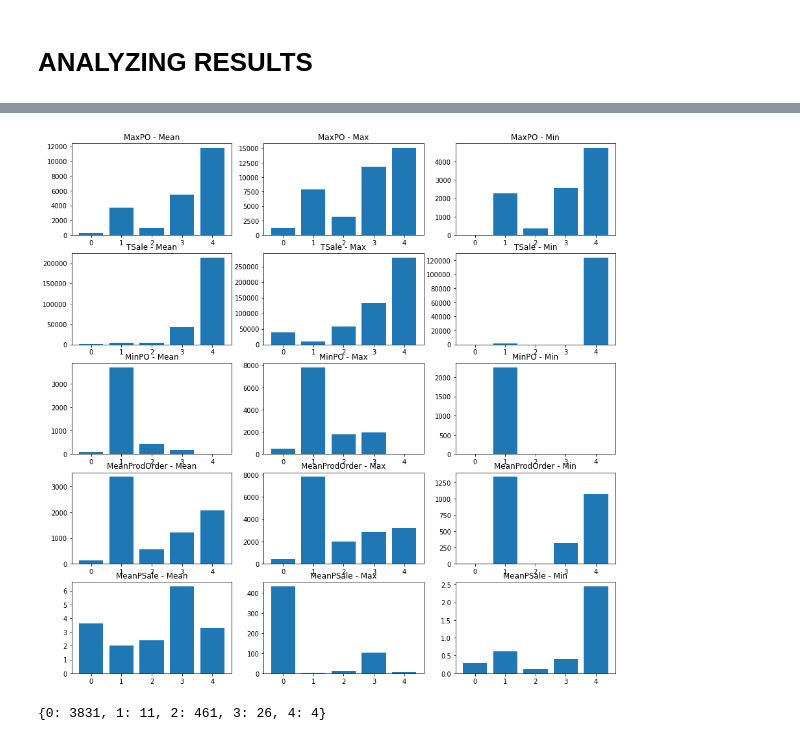
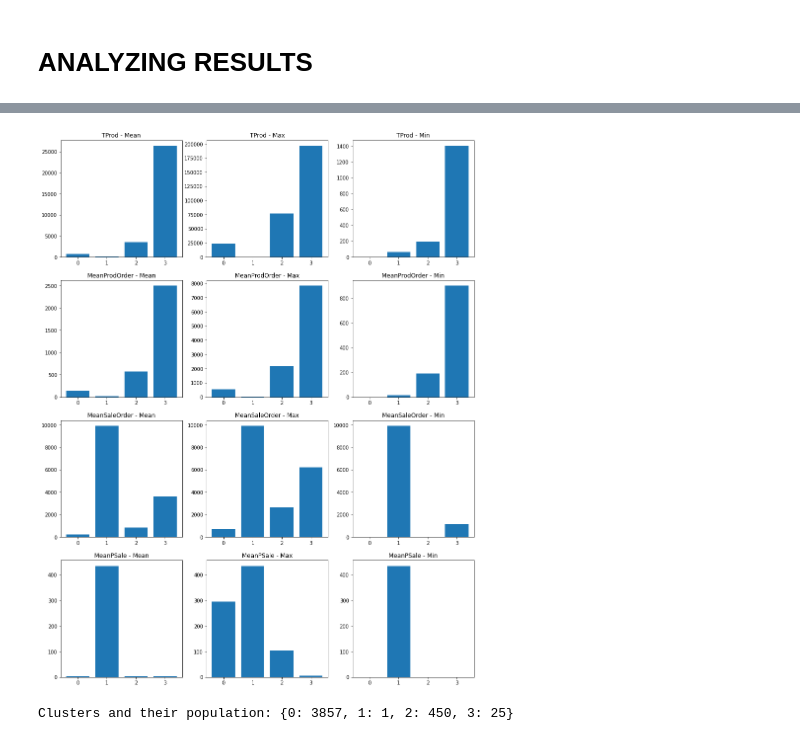
Before and after one commit to AlexPasqua/DM-project, a Jupyter notebook: DataClusteringKMeans.ipynb, the cells around one changed output, grey strips where cells are left out. Saved outputs shown, nothing was run; the diff lists cells and outputs as text; code cells hidden in the pictures.

Commit message:
baby one more kmeans file

```diff
--- a/DataClusteringKMeans.ipynb
+++ b/DataClusteringKMeans.ipynb
@@ -11,6 +11,9 @@ from sklearn.decomposition import PCA
 # %%
 # Starting dataset
 df = pd.read_csv('customer_dataframe.csv', sep='\t', index_col=0)
-df2 = df[['MaxPO','TSale','MinPO','MeanProdOrder','MeanPSale']]#'SETSaleQta']]
+
+selected_features = ['TProd','MeanProdOrder', 'MeanSaleOrder', 'MeanPSale']
+
+df2 = df[selected_features]
 df2.head()
 # %% [output]
@@ -77,4 +86,5 @@ axs[2].tick_params(axis='both', which='major', labelsize=10)
 # %%
-kmeans = KMeans(n_clusters=5, n_init=100)
+k = 4
+kmeans = KMeans(n_clusters=k, n_init=100)
 kmeans.fit(df_norm)
 # %% [output]
@@ -211,26 +179,27 @@ Text(0.5, 1.0, 'Max')
 # %%
 attr = df2.columns
 clusters = range(len(clust_list))
-fig, axs = plt.subplots(len(attr),3,figsize=(15,15))
+fig, axs = plt.subplots(len(attr),3,figsize=(15,20))
 for attr_index in range(len(attr)):
     mean_values = []
     max_values = []
     min_values = []
     for cluster_df in clust_list:
         mean_values.append(cluster_df.describe()[attr[attr_index]][1])
         max_values.append(cluster_df.describe()[attr[attr_index]][7])
         min_values.append(cluster_df.describe()[attr[attr_index]][3])
     axs[attr_index][0].bar(clusters, mean_values)
     axs[attr_index][0].set_title(f"{attr[attr_index]} - Mean")
     axs[attr_index][1].bar(clusters, max_values)
     axs[attr_index][1].set_title(f"{attr[attr_index]} - Max")
     axs[attr_index][2].bar(clusters, min_values)
     axs[attr_index][2].set_title(f"{attr[attr_index]} - Min")
 # %% [output]
-[figure, old version]
+[figure, new version]
 # %%
 hist, bins = np.histogram(kmeans.labels_,
                           bins=range(0, len(set(kmeans.labels_)) + 1))
-dict(zip(bins, hist))
+clust_dict = dict(zip(bins, hist))
+print("Clusters and their population:",clust_dict)
 # %% [output]
-{0: 3831, 1: 11, 2: 461, 3: 26, 4: 4}
+Clusters and their population: {0: 3857, 1: 1, 2: 450, 3: 25}
```
Also changed, not shown: parts of 26 cells of this notebook, 4 other files.
